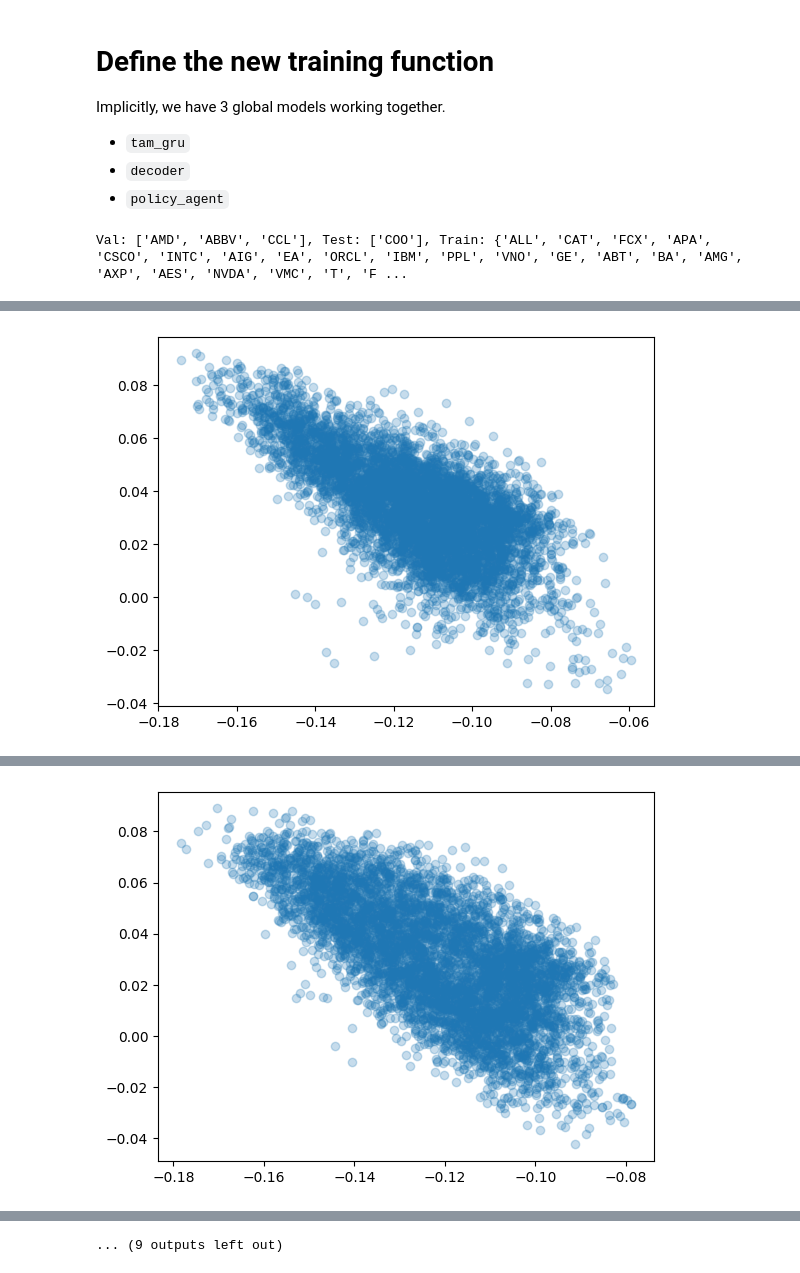
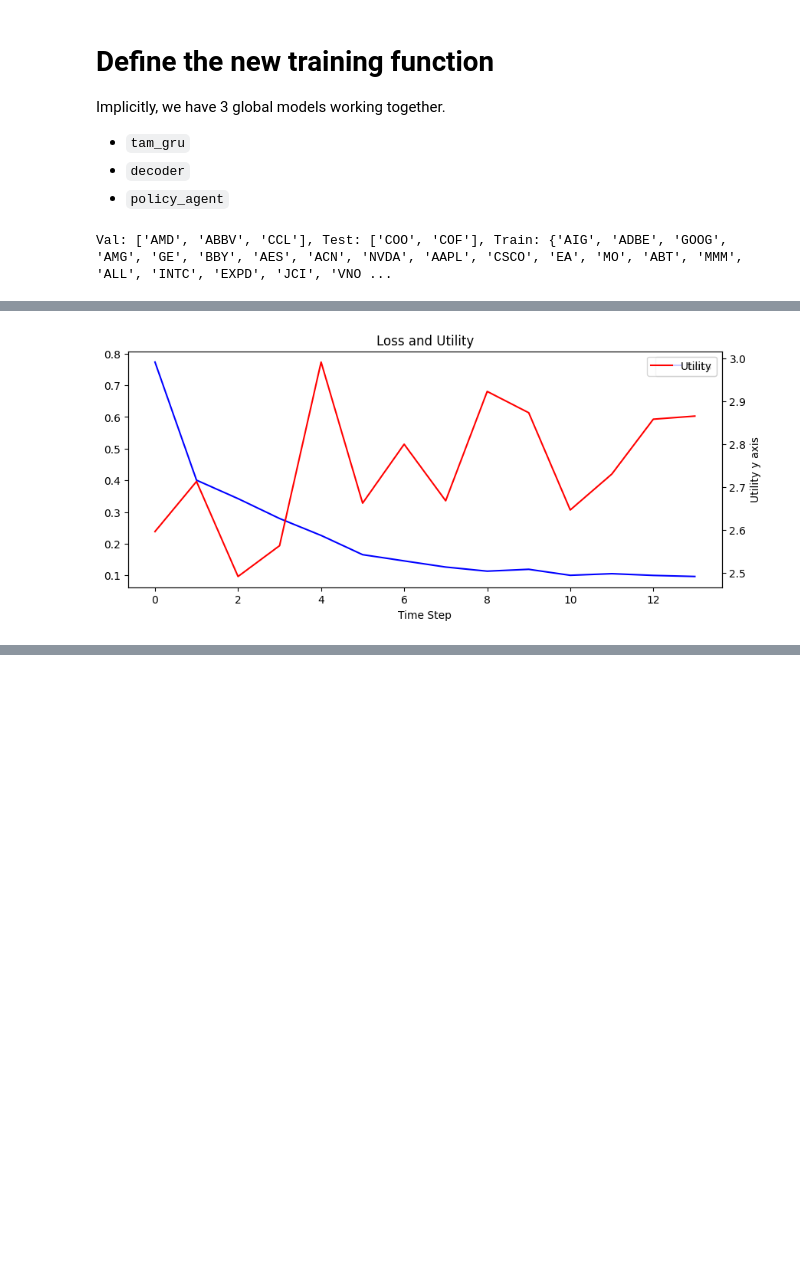
Before and after one commit to JackBosco/TFJ-DRL-update1, a Jupyter notebook: notebooks/unit_testing.ipynb, the cells around one changed output, grey strips where cells are left out. Saved outputs shown, nothing was run; the diff lists cells and outputs as text; code cells hidden in the pictures; blank space fills up the shorter version.

```diff
--- a/notebooks/unit_testing.ipynb
+++ b/notebooks/unit_testing.ipynb
@@ -343,20 +361,20 @@ Implicitly, we have 3 global models working together.
 * `policy_agent`
 # %%
 #trainer for epoch
-def train_epoch(train_iter, device, optim1, optim3, lossfn):
+def train_epoch(train_iter, net, device, optim1, optim3, lossfn):
     loss_data=[]
     embed_list = []
     confusion_list = []
     with torch.autograd.set_detect_anomaly(True):
         for X, y, z, _ in train_iter:
             # reset state for each batch
-            state= tam_gru.begin_state(batch_size=X.shape[0], device=device)
+            state= net.begin_state(batch_size=X.shape[0], device=device)
 
             # move to device
             X, y, z=X.to(device), y.to(device), z.to(device)
 
             # doing tam_gru
-            (predP, envVec), state = tam_gru(X, state, device)
+            predP, output, envVec = net(X, state)
 
             # ============[ ADDING DECODER LOSS CONFUSION, DREAM] =====================
             decode_tensor = envVec.clone().detach()
@@ -368,10 +386,7 @@ def train_epoch(train_iter, device, optim1, optim3, lossfn):
             optim3.step()
             # =========================================================================
 
-            # doing the policy agent
-            output = policy_agent(envVec)
-
-            loss=lossfn(predP, y, output,z, device)
+            loss = lossfn(predP, y, output,z, device).float()
             optim1.zero_grad()
             loss.backward()
             grad_clipping(tam_gru, 1) # only do this for the tam gru (no exploding gradient)
@@ -383,7 +398,7 @@ def train_epoch(train_iter, device, optim1, optim3, lossfn):
     return np.array(loss_data).mean(), loss_data
 # %%
 #Testing on trained model
-def prediction(eval_iter, device, lossfn):
+def prediction(eval_iter, net, device, lossfn):
     tam_gru.eval()
     policy_agent.eval()
     decoder.eval()
@@ -393,15 +408,22 @@ def prediction(eval_iter, device, lossfn):
     confusion_list=[]
     with torch.no_grad():
         for X, y, z, _ in eval_iter:
+            # to device
             X, y, z = X.to(device), y.to(device), z.to(device)
-            state=tam_gru.begin_state(batch_size=X.shape[0], device=device) # changed from net.begin
-            (predP, envVec), state = tam_gru(X, state, device)
-            # predP, output=net(X, state)
-            output = policy_agent(envVec)
-            loss=lossfn(predP, y, output, z, device)
+
+            # initialize rnn state
+            state=net.begin_state(batch_size=X.shape[0], device=device) # changed from net.begin
+
+            # feed through full-monty
+            predP, output, envVec = net(X, state)
+
+            # ============[ ADDING DECODER LOSS CONFUSION, DREAM] =====================
             embed, dream = decoder(envVec) # adding the embedding address, dream state
             bsize, tstep = dream.shape[0], dream.shape[1]
             confusion = nn.CosineEmbeddingLoss()(dream.view((bsize * tstep, -1)), envVec.view((bsize * tstep, -1)), torch.ones((bsize*tstep)).to(device))
+            # =========================================================================
+
+            loss=lossfn(predP, y, output, z, device).float()
             U, _=calcUtility(output, z)
             loss_list.append(loss.cpu().numpy())
             U_list.append(U[:, -1].mean().cpu().numpy())
@@ -517,16 +557,15 @@ def demo(net, demo_iter, device, epoch, name):
     ax_left.legend()
     return
 # %%
-train_iter, val_iter, test_iter=DataIterGen([0], [4, 2, 3], stockList1, full_list)
+train_iter, val_iter, test_iter=DataIterGen([0, 1], [4, 2, 3], stockList1, full_list)
 # %% [output]
-Val: ['AMD', 'ABBV', 'CCL'], Test: ['COO'], Train: {'ALL', 'CAT', 'FCX', 'APA', 'CSCO', 'INTC', 'AIG', 'EA', 'ORCL', 'IBM', 'PPL', 'VNO', 'GE', 'ABT', 'BA', 'AMG', 'AXP', 'AES', 'NVDA', 'VMC', 'T', 'F ...
+Val: ['AMD', 'ABBV', 'CCL'], Test: ['COO', 'COF'], Train: {'AIG', 'ADBE', 'GOOG', 'AMG', 'GE', 'BBY', 'AES', 'ACN', 'NVDA', 'AAPL', 'CSCO', 'EA', 'MO', 'ABT', 'MMM', 'ALL', 'INTC', 'EXPD', 'JCI', 'VNO ...
 # %%
-from itertools import chain
 #Training in action
-os.makedirs('../model_weights', exist_ok=True)
+os.makedirs('./unit_model_weights', exist_ok=True)
 device=DEVICE
-net=rlPolicy(128, device)
-optim1 = optim.Adam(chain(policy_agent.parameters(), tam_gru.parameters()), lr=0.0001, weight_decay=0.01)
-optim3 = optim.Adam(decoder.parameters(), lr=0.0001, weight_decay=0.01)
-loss=train(train_iter, val_iter, optim1, optim3, device, 50, 'DLRL')
+net=combined
+optim1 = optim.Adam(net.parameters(),       lr=0.00006, weight_decay=0.01)
+optim3 = optim.Adam(decoder.parameters(),   lr=0.001, weight_decay=0.01)
+loss=train(train_iter, val_iter, net, optim1, optim3, device, 14, 'DLRL')
 # %% [output]
@@ -534 +586 @@ Epoch 0, training loss: 1.07, val utility: 0.48, confusion: 0.9517601728439331
-[figure, old version]
+[figure, new version]
@@ -536 +586,0 @@ Epoch 1, training loss: 0.41, val utility: -0.03, confusion: 0.9196597933769226
-[figure, removed]
@@ -545 +586,0 @@ Epoch 5, training loss: 0.11, val utility: -0.11, confusion: 0.6910648345947266
-... (9 outputs left out)
```
Also changed, not shown: parts of 17 cells of this notebook, 1 other file.
